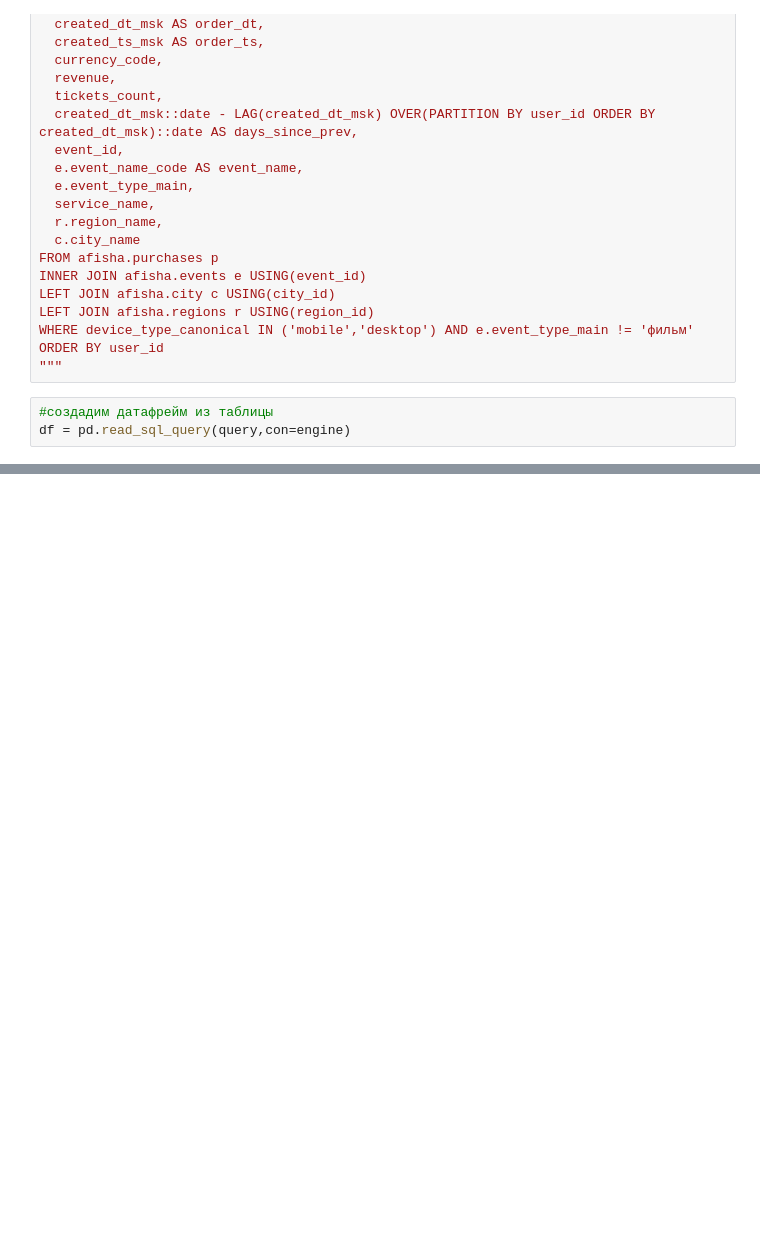
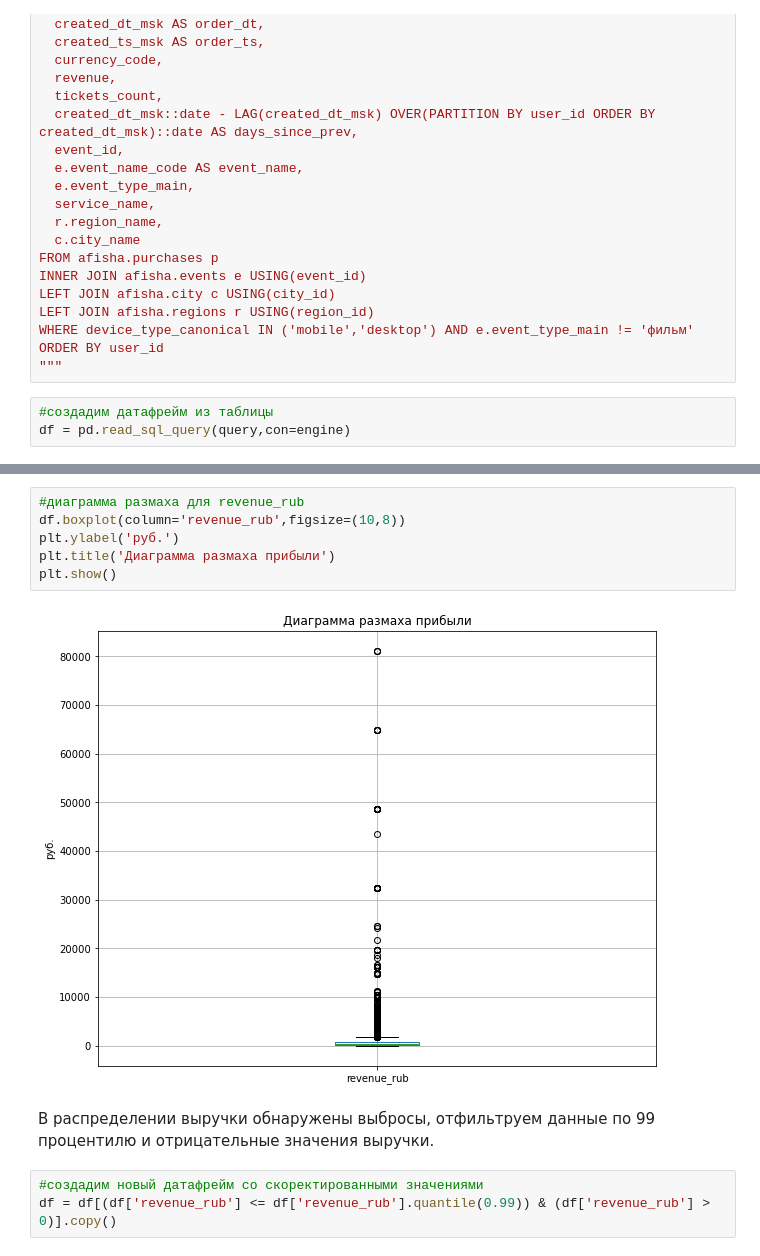
Before and after one commit to scavenger4/first_analysis, a Jupyter notebook: analys.ipynb, the cells around one changed output, grey strips where cells are left out. Saved outputs shown, nothing was run; the diff lists cells and outputs as text; blank space fills up the shorter version.

```diff
--- a/analys.ipynb
+++ b/analys.ipynb
@@ -126,0 +307,13 @@ df = pd.read_sql_query(query,con=engine)
+# %%
+#диаграмма размаха для revenue_rub
+df.boxplot(column='revenue_rub',figsize=(10,8))
+plt.ylabel('руб.')
+plt.title('Диаграмма размаха прибыли')
+plt.show()
+# %% [output]
+[figure, added]
+# %% [markdown]
+В распределении выручки обнаружены выбросы, отфильтруем данные по 99 процентилю и отрицательные значения выручки.
+# %%
+#создадим новый датафрейм со скоректированными значениями
+df = df[(df['revenue_rub'] <= df['revenue_rub'].quantile(0.99)) & (df['revenue_rub'] > 0)].copy()
```
Also changed, not shown: parts of 40 cells of this notebook.
